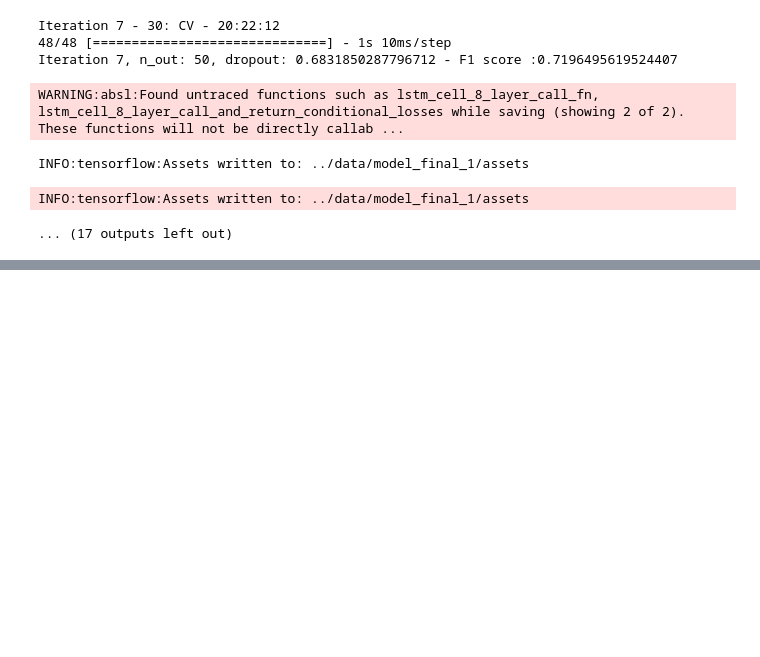
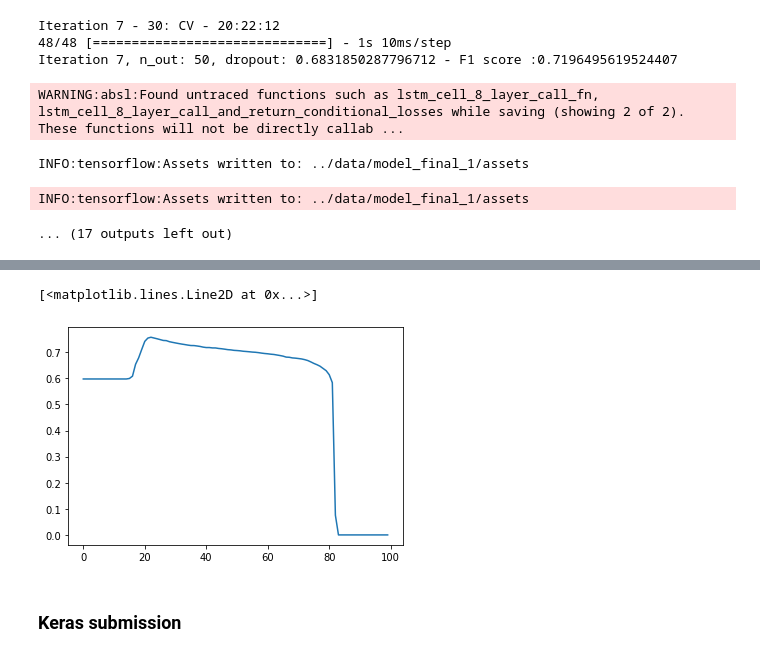
Before and after one commit to jcazuero94/Intro_to_dl_projects, a Jupyter notebook: nlp_disaster/Notebooks/NLP_Disaster.ipynb, the cells around one changed output, grey strips where cells are left out. Drawn from its saved outputs; the diff is of its cells as text; code cells hidden in the pictures; blank space fills up the shorter version.

```diff
--- a/nlp_disaster/Notebooks/NLP_Disaster.ipynb
+++ b/nlp_disaster/Notebooks/NLP_Disaster.ipynb
@@ -650,0 +765,2 @@ INFO:tensorflow:Assets written to: ../data/model_final_1/assets
+# %%
+best_pred_train = model.predict(np.stack(X_train['text_processed_w2v'])).reshape(-1)
@@ -650,0 +769,16 @@ INFO:tensorflow:Assets written to: ../data/model_final_1/assets
+# %%
+f1_scores = []
+best = 0
+best_i = -1
+for i in range(100):
+    f1_scores += [f1_score(y_train, (best_pred_train>(i+1)/100).astype(int))]
+    if f1_scores[-1] > best:
+        best_i = i
+        best = f1_scores[-1]
+# %%
+plt.plot(f1_scores)
+# %% [output]
+[<matplotlib.lines.Line2D at 0x...>]
+[figure, added]
+# %% [markdown]
+### Keras submission
```
Also changed, not shown: parts of 23 cells of this notebook, 20 other files.
